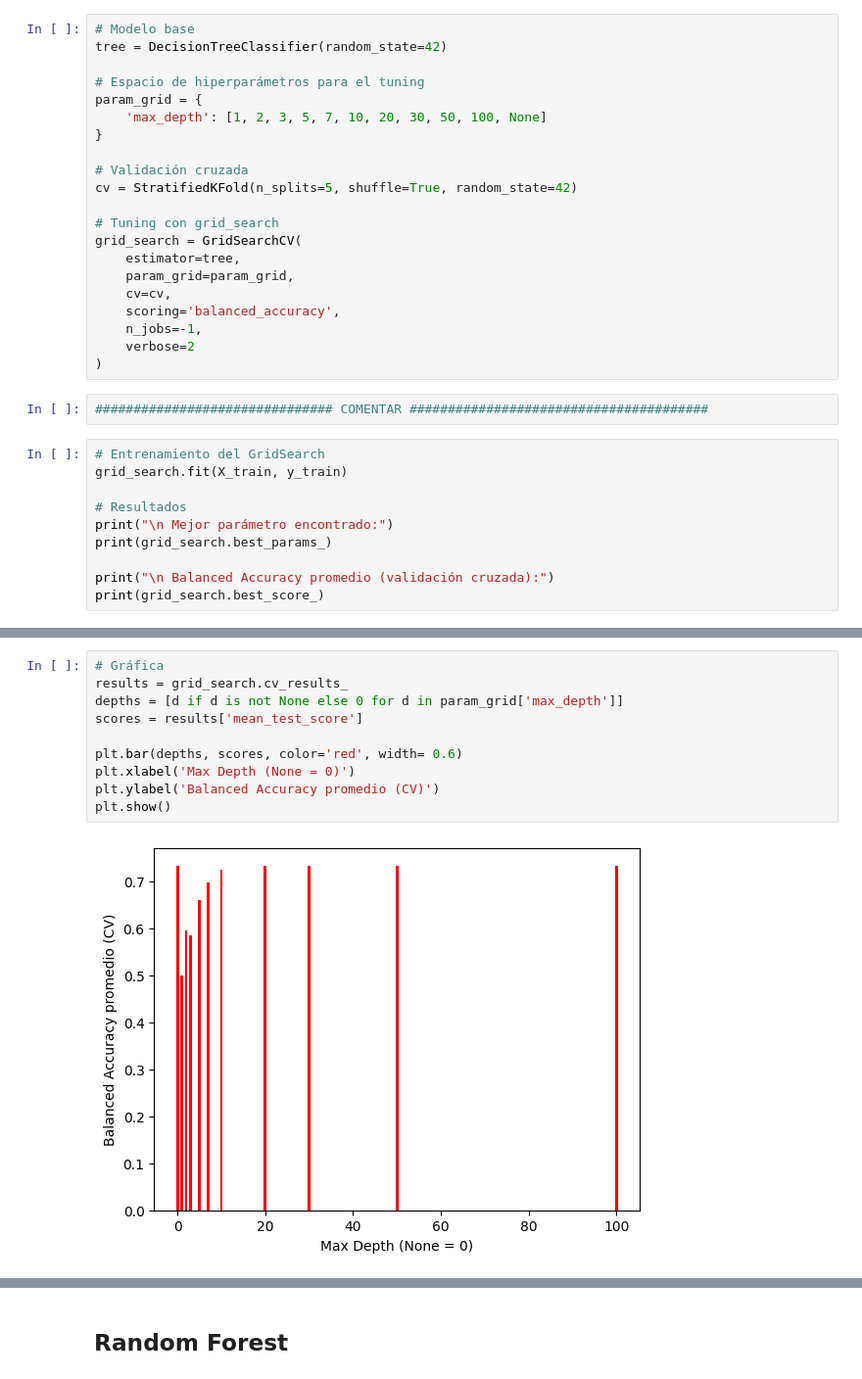
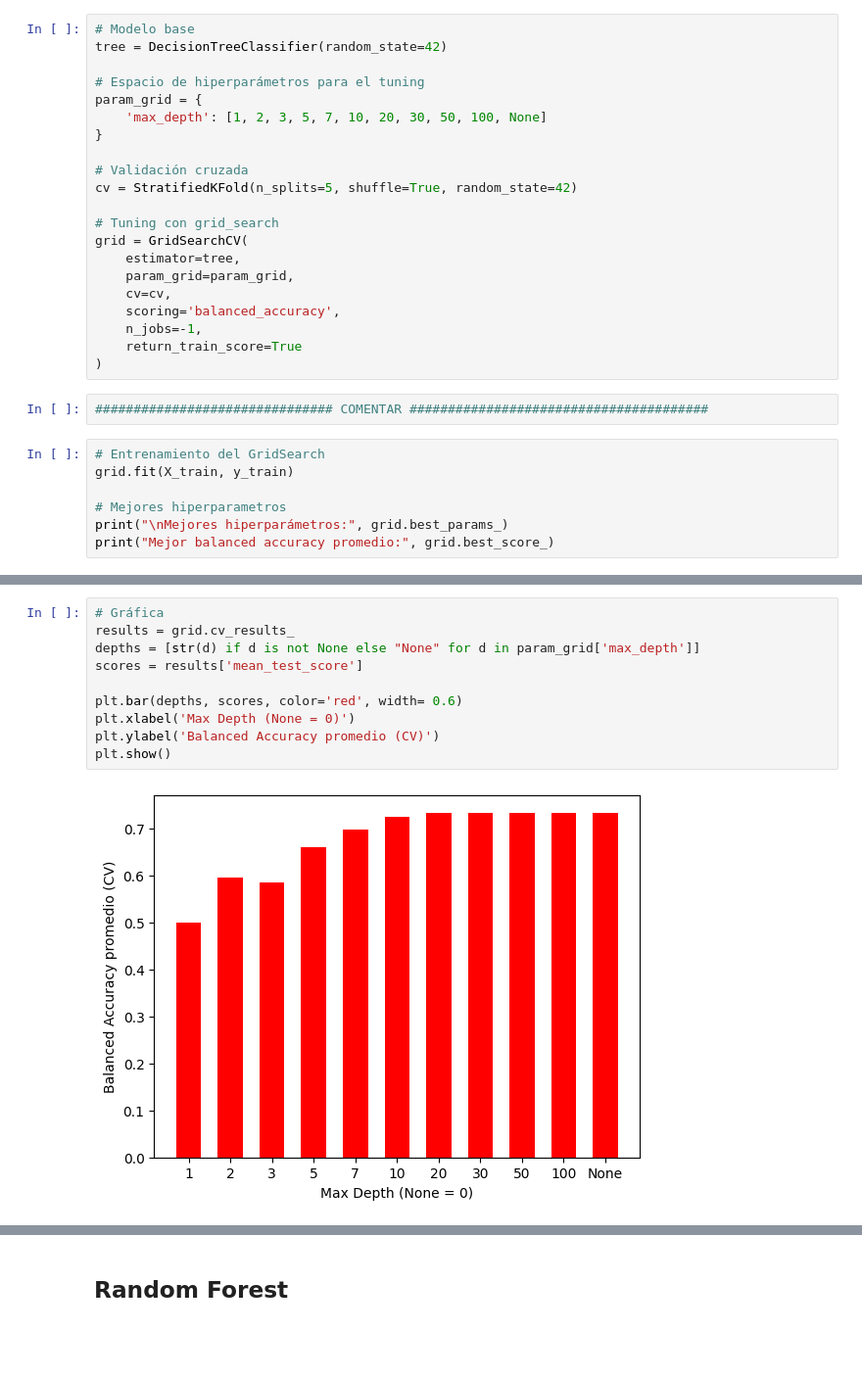
Before and after one commit to JeiGeek/ia1-LosPandas-prediccion_rendimiento_estudiantil, a Jupyter notebook: 02_Supervised_learning.ipynb, the cells around one changed output, grey strips where cells are left out. Shown at 98% size. Drawn from its saved outputs; the diff is of its cells as text; blank space fills up the shorter version.

```diff
--- a/02_Supervised_learning.ipynb
+++ b/02_Supervised_learning.ipynb
@@ -248,24 +248,21 @@ param_grid = {
 cv = StratifiedKFold(n_splits=5, shuffle=True, random_state=42)
 
 # Tuning con grid_search
-grid_search = GridSearchCV(
+grid = GridSearchCV(
     estimator=tree,
     param_grid=param_grid,
     cv=cv,
     scoring='balanced_accuracy',
     n_jobs=-1,
-    verbose=2
+    return_train_score=True
 )
 # %%
 ############################### COMENTAR #######################################
 # %%
 # Entrenamiento del GridSearch
-grid_search.fit(X_train, y_train)
+grid.fit(X_train, y_train)
 
-# Resultados
-print("\n Mejor parámetro encontrado:")
-print(grid_search.best_params_)
-
-print("\n Balanced Accuracy promedio (validación cruzada):")
-print(grid_search.best_score_)
+# Mejores hiperparametros
+print("\nMejores hiperparámetros:", grid.best_params_)
+print("Mejor balanced accuracy promedio:", grid.best_score_)
 # %% [output]
@@ -279,12 +271,12 @@ Fitting 5 folds for each of 11 candidates, totalling 55 fits
 # %%
 # Gráfica
-results = grid_search.cv_results_
-depths = [d if d is not None else 0 for d in param_grid['max_depth']]
+results = grid.cv_results_
+depths = [str(d) if d is not None else "None" for d in param_grid['max_depth']]
 scores = results['mean_test_score']
 
 plt.bar(depths, scores, color='red', width= 0.6)
 plt.xlabel('Max Depth (None = 0)')
 plt.ylabel('Balanced Accuracy promedio (CV)')
 plt.show()
 # %% [output]
-[figure, old version]
+[figure, new version]
```
Also changed, not shown: parts of 12 cells of this notebook.
